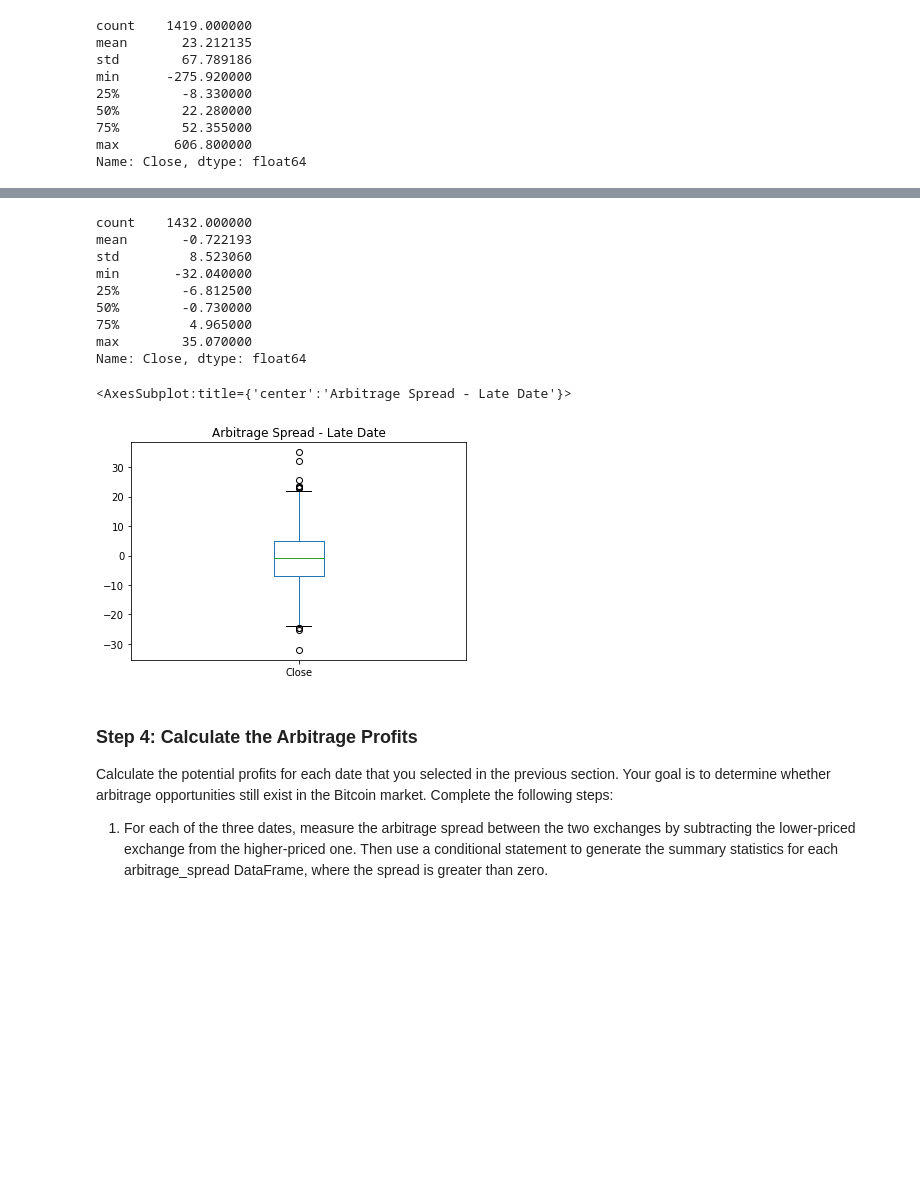
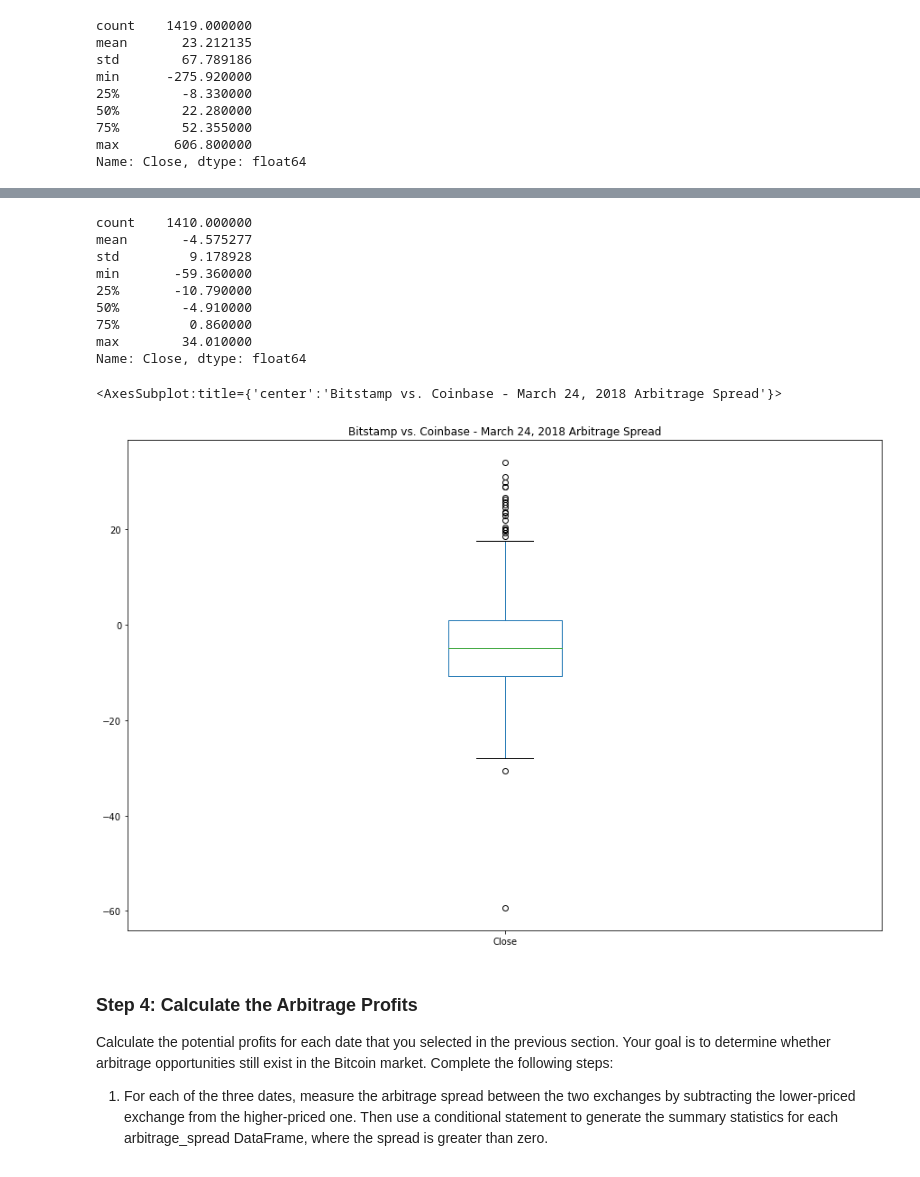
Before and after one commit to joshuacreveling/Module_3_Challenge_Assignment, a Jupyter notebook: crypto_arbitrage.ipynb, the cells around one changed output, grey strips where cells are left out. Drawn from its saved outputs; the diff is of its cells as text; code cells hidden in the pictures; blank space fills up the shorter version.

```diff
--- a/crypto_arbitrage.ipynb
+++ b/crypto_arbitrage.ipynb
@@ -429,26 +436,26 @@ Name: Close, dtype: float64
 # %%
 # Using the date from the late that you have selected, calculate the arbitrage spread
 # by subtracting the bitstamp lower closing prices from the coinbase higher closing prices
-arbitrage_spread_late = # YOUR CODE HERE
+arbitrage_spread_late = coinbase['Close'].loc['2018-03-24'] - bitstamp['Close'].loc['2018-03-24']
 
 # Generate summary statistics for the late DataFrame
-# YOUR CODE HERE
+arbitrage_spread_late.describe()
 # %% [output]
-count    1432.000000
-mean       -0.722193
-std         8.523060
-min       -32.040000
-25%        -6.812500
-50%        -0.730000
-75%         4.965000
-max        35.070000
+count    1410.000000
+mean       -4.575277
+std         9.178928
+min       -59.360000
+25%       -10.790000
+50%        -4.910000
+75%         0.860000
+max        34.010000
 Name: Close, dtype: float64
 # %%
 # Visualize the arbitrage spread from late in the dataset in a box plot
-# YOUR CODE HERE
+arbitrage_spread_late.plot(kind="box", figsize=(15,10), title="Bitstamp vs. Coinbase - March 24, 2018 Arbitrage Spread")
 # %% [output]
-<AxesSubplot:title={'center':'Arbitrage Spread - Late Date'}>
+<AxesSubplot:title={'center':'Bitstamp vs. Coinbase - March 24, 2018 Arbitrage Spread'}>
-[figure, old version]
+[figure, new version]
 # %% [markdown]
 ### Step 4: Calculate the Arbitrage Profits
 
```
Also changed, not shown: parts of 23 cells of this notebook.
